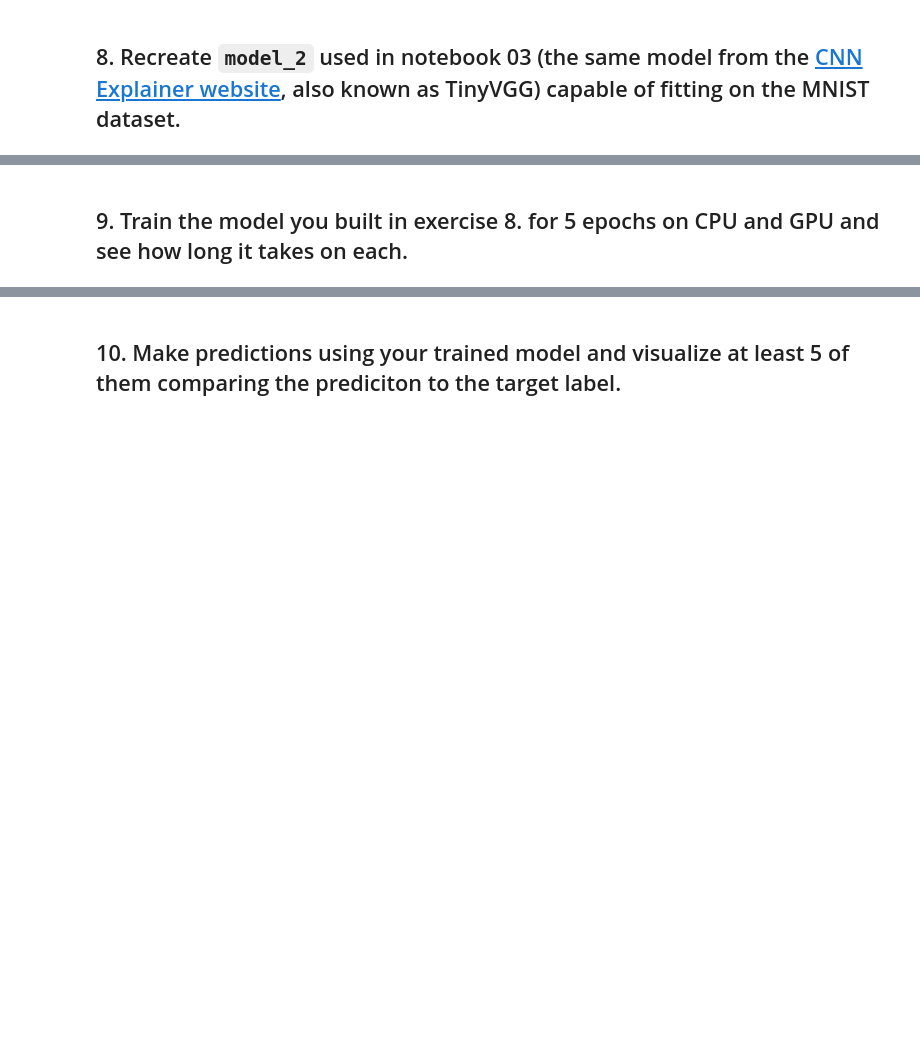
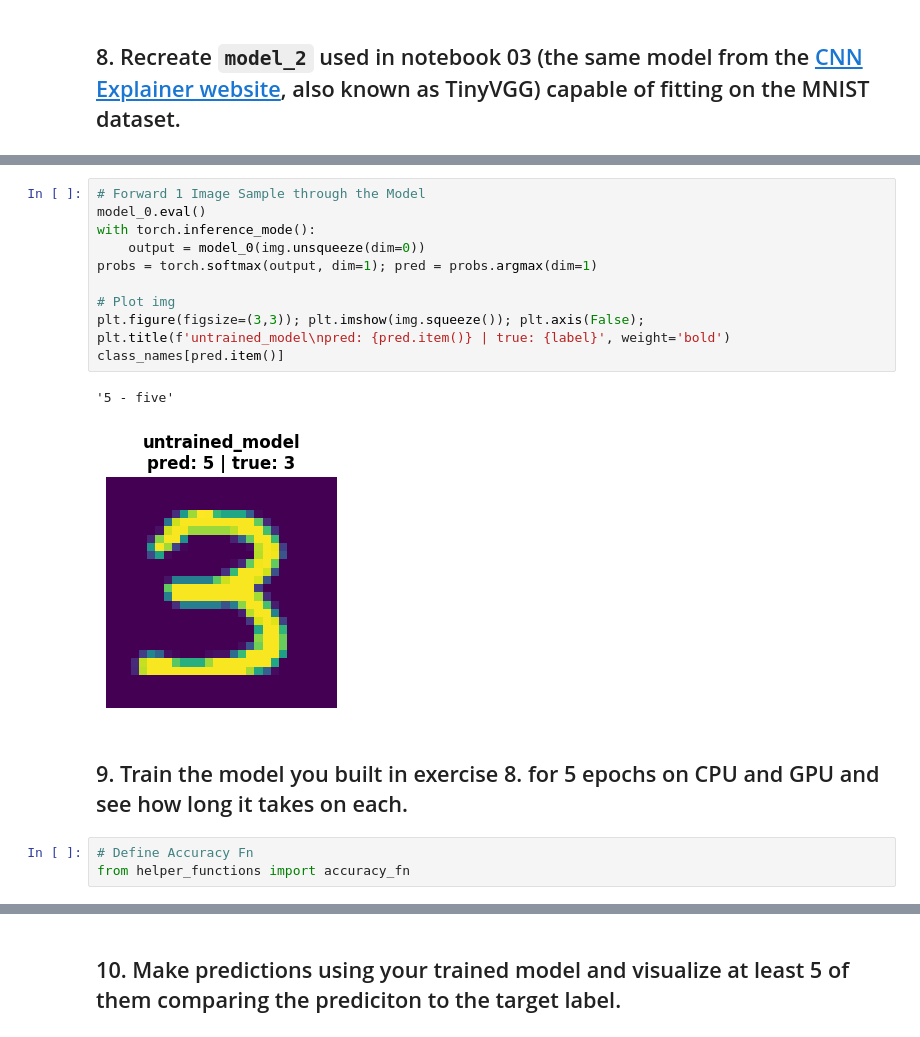
Before and after one commit to Golden572/PhD_Self-Study_RIT, a Jupyter notebook: Courses/PyTorch for Deep Learning & Machine Learning - Full Course/03_Exercises_pytorch_computer_vision.ipynb, the cells around one changed output, grey strips where cells are left out. Saved outputs shown, nothing was run; the diff lists cells and outputs as text; blank space fills up the shorter version.

```diff
--- a/Courses/PyTorch for Deep Learning & Machine Learning - Full Course/03_Exercises_pytorch_computer_vision.ipynb
+++ b/Courses/PyTorch for Deep Learning & Machine Learning - Full Course/03_Exercises_pytorch_computer_vision.ipynb
@@ -123,2 +211,18 @@ for i, idx in enumerate(random_idxs):
+# %%
+# Forward 1 Image Sample through the Model
+model_0.eval()
+with torch.inference_mode():
+    output = model_0(img.unsqueeze(dim=0))
+probs = torch.softmax(output, dim=1); pred = probs.argmax(dim=1)
+
+# Plot img
+plt.figure(figsize=(3,3)); plt.imshow(img.squeeze()); plt.axis(False); plt.title(f'untrained_model\npred: {pred.item()} | true: {label}', weight='bold')
+class_names[pred.item()]
+# %% [output]
+'5 - five'
+[figure, added]
 # %% [markdown]
 ## 9. Train the model you built in exercise 8. for 5 epochs on CPU and GPU and see how long it takes on each.
+# %%
+# Define Accuracy Fn
+from helper_functions import accuracy_fn
```
Also changed, not shown: parts of 13 cells of this notebook, 1 other file.
